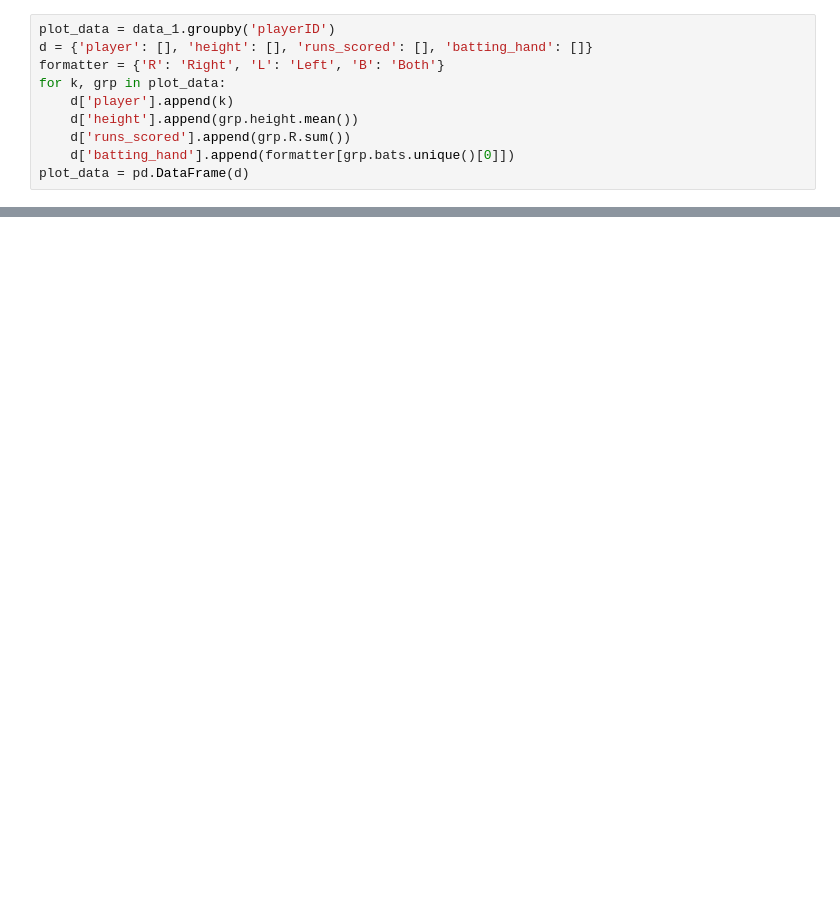
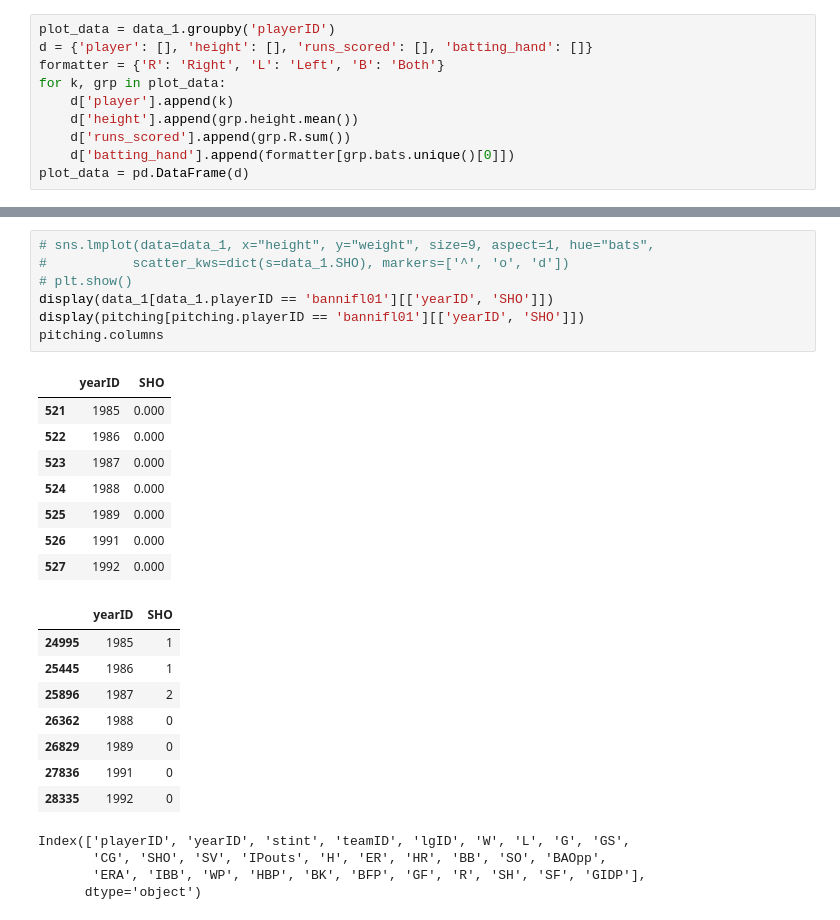
Before and after one commit to MayukhSobo/BaseBall, a Jupyter notebook: src/Baseball.ipynb, the cells around one changed output, grey strips where cells are left out. Saved outputs shown, nothing was run; the diff lists cells and outputs as text; blank space fills up the shorter version.

```diff
--- a/src/Baseball.ipynb
+++ b/src/Baseball.ipynb
@@ -221 +218,29 @@ plt.show()
+# %%
+# sns.lmplot(data=data_1, x="height", y="weight", size=9, aspect=1, hue="bats",
+#           scatter_kws=dict(s=data_1.SHO), markers=['^', 'o', 'd'])
+# plt.show()
+display(data_1[data_1.playerID == 'bannifl01'][['yearID', 'SHO']])
+display(pitching[pitching.playerID == 'bannifl01'][['yearID', 'SHO']])
+pitching.columns
+# %% [output]
+|  | yearID | SHO |
+| 521 | 1985 | 0.000 |
+| 522 | 1986 | 0.000 |
+| 523 | 1987 | 0.000 |
+| 524 | 1988 | 0.000 |
+| 525 | 1989 | 0.000 |
+| 526 | 1991 | 0.000 |
+| 527 | 1992 | 0.000 |
+|  | yearID | SHO |
+| 24995 | 1985 | 1 |
+| 25445 | 1986 | 1 |
+| 25896 | 1987 | 2 |
+| 26362 | 1988 | 0 |
+| 26829 | 1989 | 0 |
+| 27836 | 1991 | 0 |
+| 28335 | 1992 | 0 |
+Index(['playerID', 'yearID', 'stint', 'teamID', 'lgID', 'W', 'L', 'G', 'GS',
+       'CG', 'SHO', 'SV', 'IPouts', 'H', 'ER', 'HR', 'BB', 'SO', 'BAOpp',
+       'ERA', 'IBB', 'WP', 'HBP', 'BK', 'BFP', 'GF', 'R', 'SH', 'SF', 'GIDP'],
+      dtype='object')
 # %%
```
Also changed, not shown: parts of 6 cells of this notebook, 1 other file.
